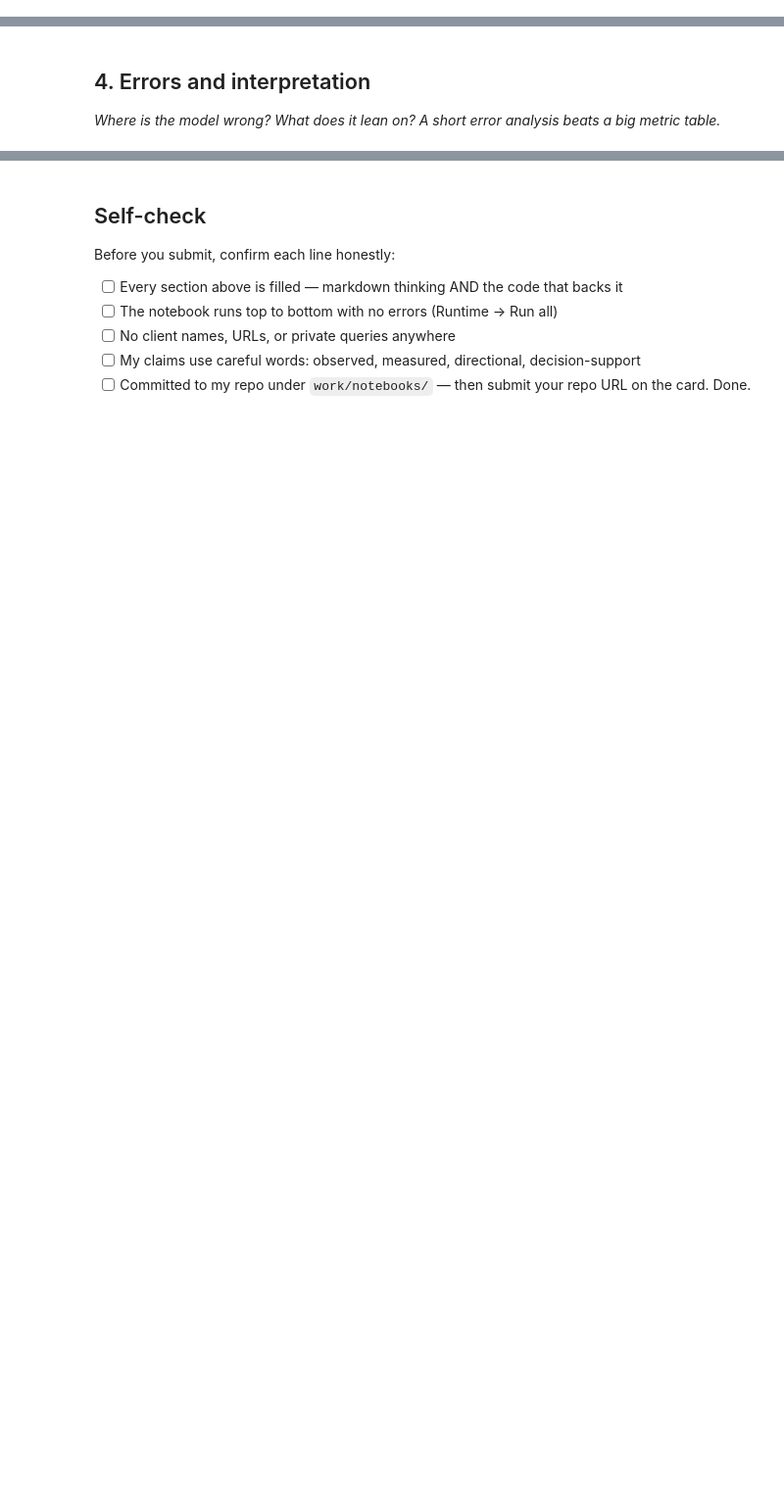
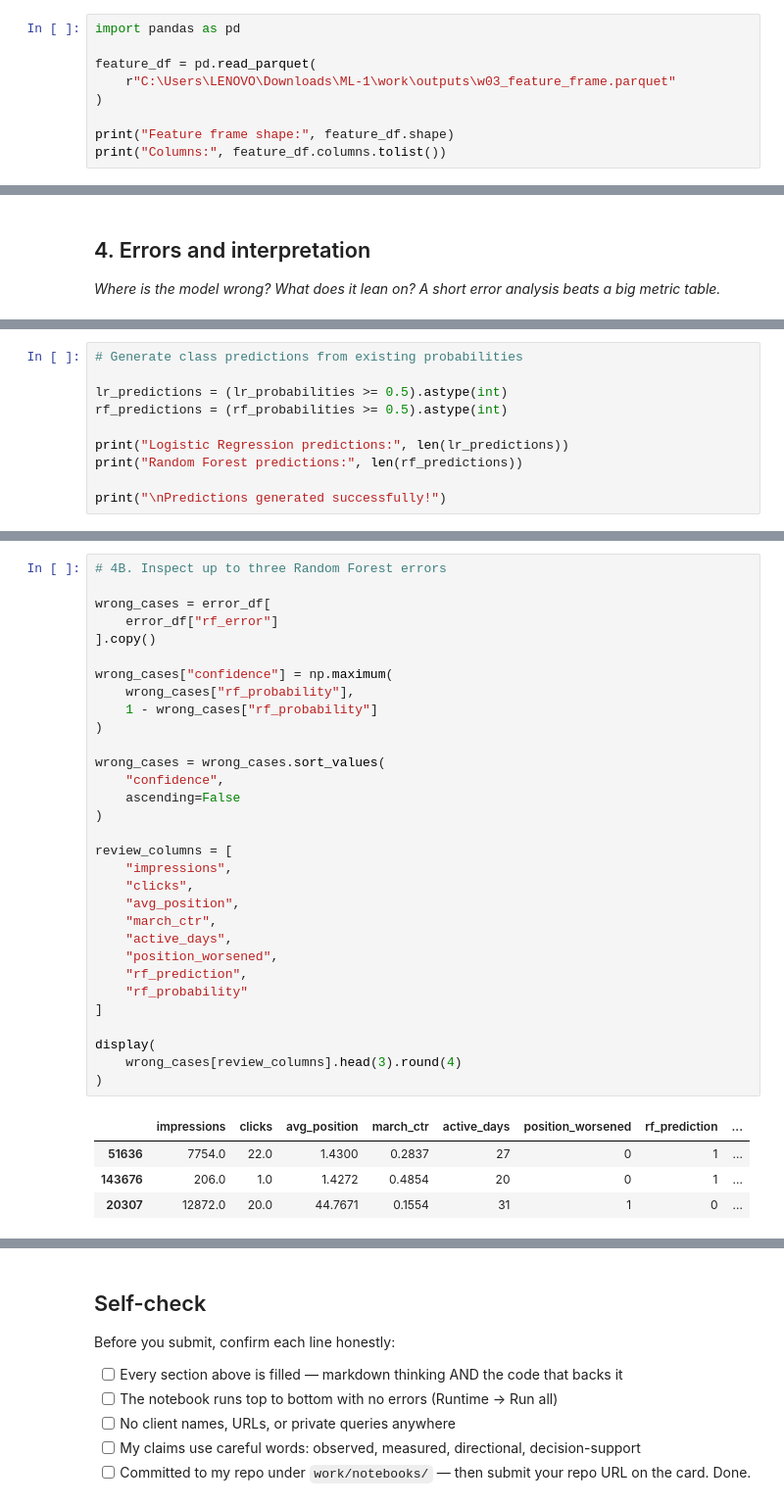
Before and after one commit to irene1407/ML-1, a Jupyter notebook: work/notebooks/w05_model.ipynb, the cells around one changed output, grey strips where cells are left out. Shown at 98% size. Cells and saved outputs as stored; diff of their text form; blank space fills up the shorter version.

```diff
--- a/work/notebooks/w05_model.ipynb
+++ b/work/notebooks/w05_model.ipynb
@@ -12,0 +17,9 @@ This skeleton is yours to fill. Work the sections **in order** — each one has
+# %%
+import pandas as pd
+
+feature_df = pd.read_parquet(
+    r"C:\Users\LENOVO\Downloads\ML-1\work\outputs\w03_feature_frame.parquet"
+)
+
+print("Feature frame shape:", feature_df.shape)
+print("Columns:", feature_df.columns.tolist())
@@ -36,0 +430,10 @@ This skeleton is yours to fill. Work the sections **in order** — each one has
+# %%
+# Generate class predictions from existing probabilities
+
+lr_predictions = (lr_probabilities >= 0.5).astype(int)
+rf_predictions = (rf_probabilities >= 0.5).astype(int)
+
+print("Logistic Regression predictions:", len(lr_predictions))
+print("Random Forest predictions:", len(rf_predictions))
+
+print("\nPredictions generated successfully!")
@@ -36,0 +485,36 @@ This skeleton is yours to fill. Work the sections **in order** — each one has
+# %%
+# 4B. Inspect up to three Random Forest errors
+
+wrong_cases = error_df[
+    error_df["rf_error"]
+].copy()
+
+wrong_cases["confidence"] = np.maximum(
+    wrong_cases["rf_probability"],
+    1 - wrong_cases["rf_probability"]
+)
+
+wrong_cases = wrong_cases.sort_values(
+    "confidence",
+    ascending=False
+)
+
+review_columns = [
+    "impressions",
+    "clicks",
+    "avg_position",
+    "march_ctr",
+    "active_days",
+    "position_worsened",
+    "rf_prediction",
+    "rf_probability"
+]
+
+display(
+    wrong_cases[review_columns].head(3).round(4)
+)
+# %% [output]
+|  | impressions | clicks | avg_position | march_ctr | active_days | position_worsened | rf_prediction | ... |
+| 51636 | 7754.0 | 22.0 | 1.4300 | 0.2837 | 27 | 0 | 1 | ... |
+| 143676 | 206.0 | 1.0 | 1.4272 | 0.4854 | 20 | 0 | 1 | ... |
+| 20307 | 12872.0 | 20.0 | 44.7671 | 0.1554 | 31 | 1 | 0 | ... |
```
Also changed, not shown: parts of 25 cells of this notebook.
